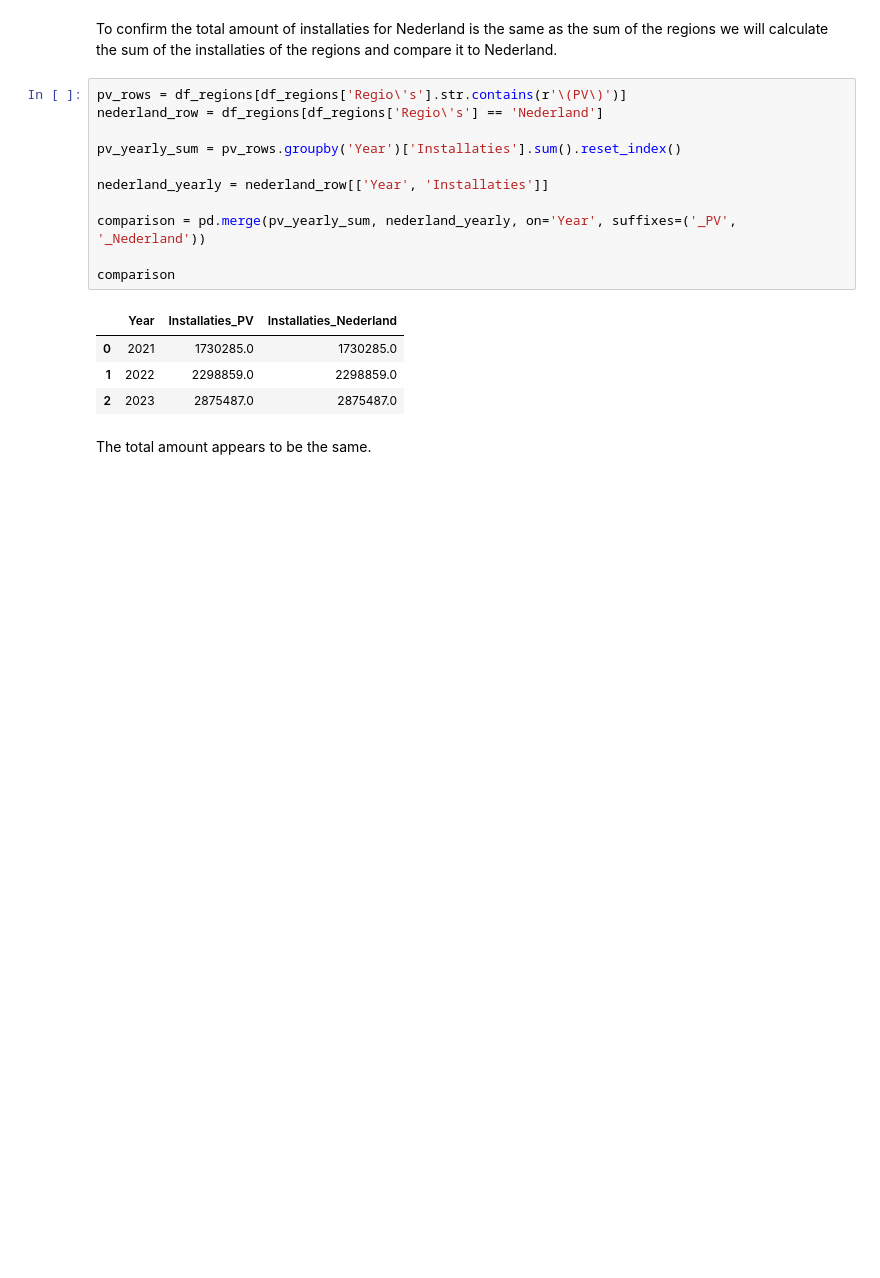
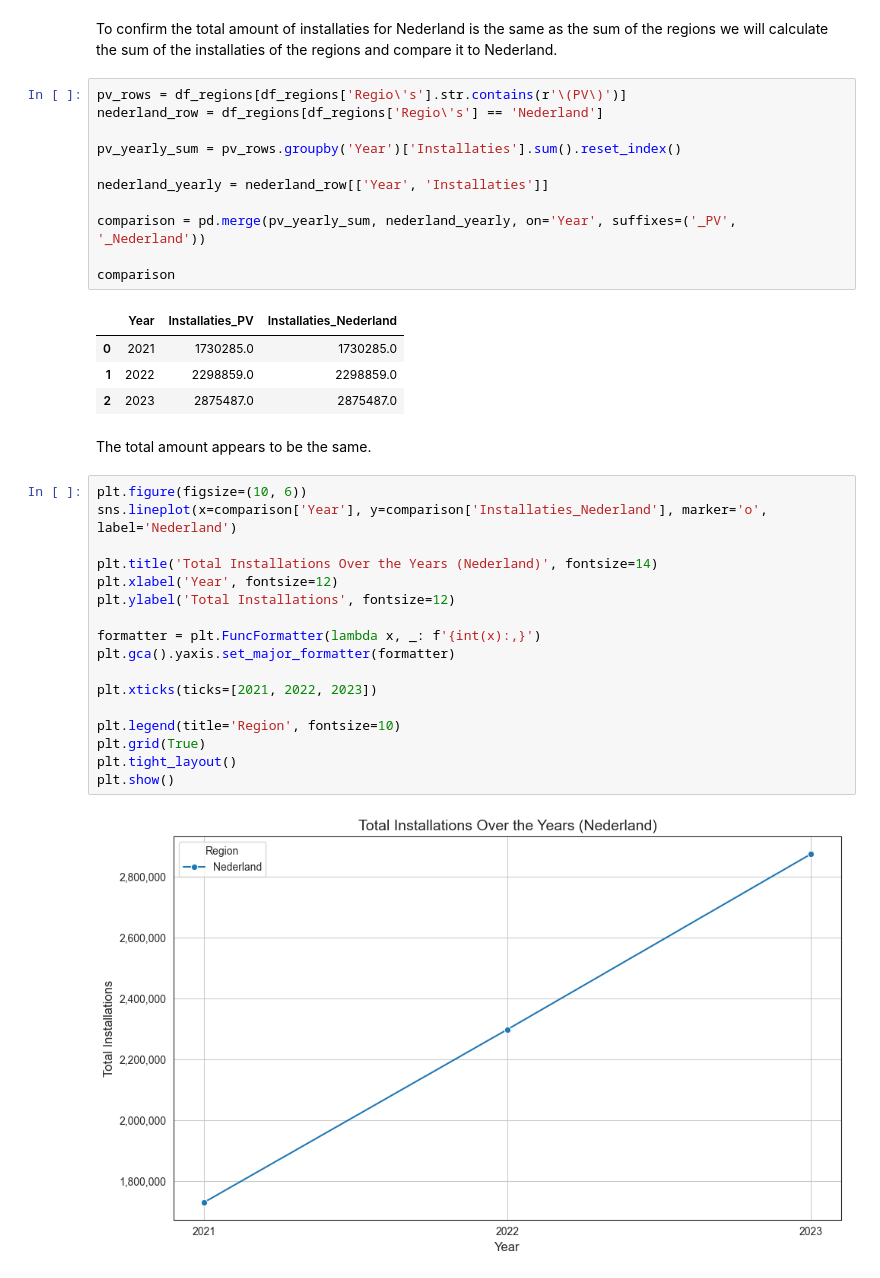
Before and after one commit to estherw66/EnergieOpwek, a Jupyter notebook: eda/SolarProductionEda.ipynb, the cells around one changed output. Saved outputs shown, nothing was run; the diff lists cells and outputs as text; blank space fills up the shorter version.

```diff
--- a/eda/SolarProductionEda.ipynb
+++ b/eda/SolarProductionEda.ipynb
@@ -298,3 +298,22 @@ comparison
 | 2 | 2023 | 2875487.0 | 2875487.0 |
 # %% [markdown]
 The total amount appears to be the same.
+# %%
+plt.figure(figsize=(10, 6))
+sns.lineplot(x=comparison['Year'], y=comparison['Installaties_Nederland'], marker='o', label='Nederland')
+
+plt.title('Total Installations Over the Years (Nederland)', fontsize=14)
+plt.xlabel('Year', fontsize=12)
+plt.ylabel('Total Installations', fontsize=12)
+
+formatter = plt.FuncFormatter(lambda x, _: f'{int(x):,}')
+plt.gca().yaxis.set_major_formatter(formatter)
+
+plt.xticks(ticks=[2021, 2022, 2023])
+
+plt.legend(title='Region', fontsize=10)
+plt.grid(True)
+plt.tight_layout()
+plt.show()
+# %% [output]
+[figure, added]
```
Also changed, not shown: parts of 17 cells of this notebook, 1 other file.
